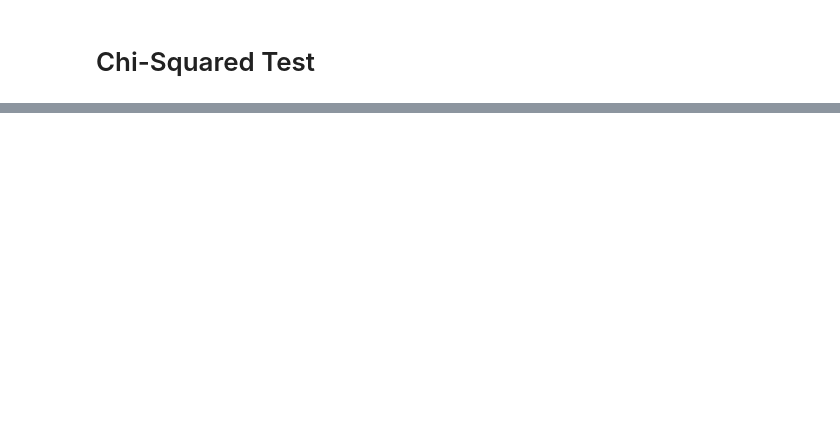
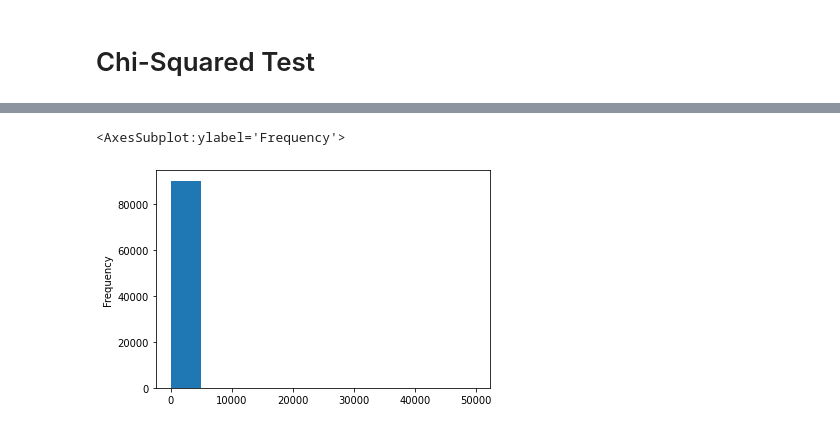
Before and after one commit to andrewbrr4/a-b-testing, a Jupyter notebook: a-b-testing-b.ipynb, the cells around one changed output, grey strips where cells are left out. Cells and saved outputs as stored; diff of their text form; code cells hidden in the pictures; blank space fills up the shorter version.

```diff
--- a/a-b-testing-b.ipynb
+++ b/a-b-testing-b.ipynb
@@ -136,0 +173,5 @@ print('{:.1%}'.format(prob))
+# %%
+df['sum_gamerounds'].plot(kind='hist')
+# %% [output]
+<AxesSubplot:ylabel='Frequency'>
+[figure, added]
```
Also changed, not shown: parts of 19 cells of this notebook.
